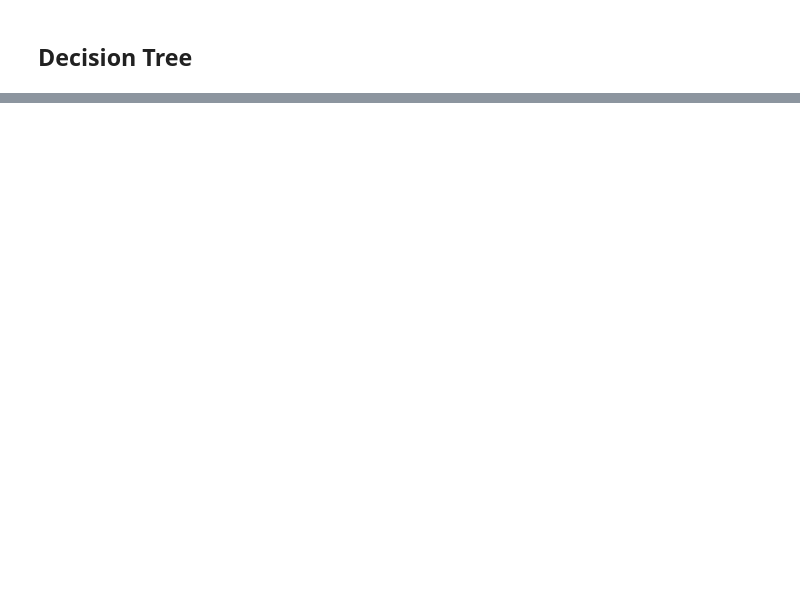
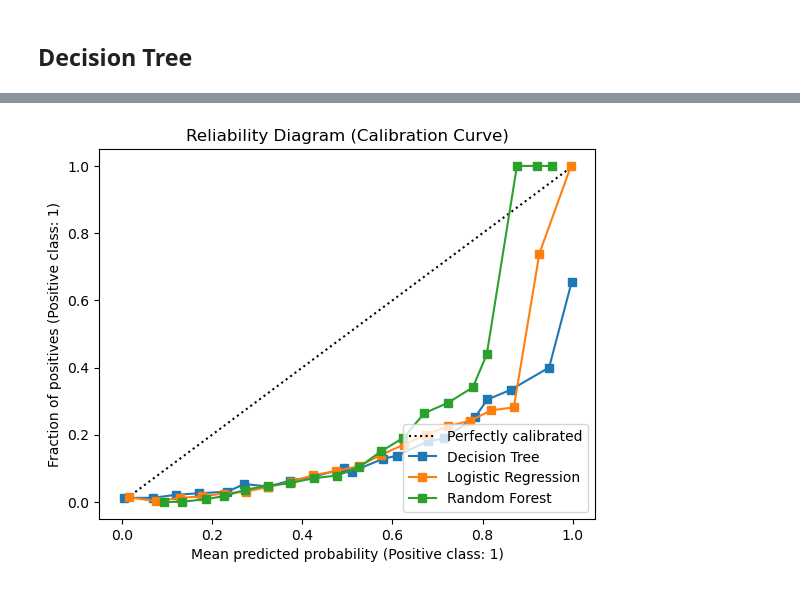
Before and after one commit to rajamatt/ift6758-project, a Jupyter notebook: notebooks/milestone_2/Task 6.ipynb, the cells around one changed output, grey strips where cells are left out. Saved outputs shown, nothing was run; the diff lists cells and outputs as text; code cells hidden in the pictures; blank space fills up the shorter version.

```diff
--- a/notebooks/milestone_2/Task 6.ipynb
+++ b/notebooks/milestone_2/Task 6.ipynb
@@ -186,0 +750,14 @@ Run summary:
+# %%
+from sklearn.preprocessing import MinMaxScaler
+# Graph 4: Calibration Curve
+fig_4,ax_4 = plt.subplots()
+#Plot the calibration curve for each classifier
+scaler = MinMaxScaler()
+for name, prob_score, y_val in prob_scores:
+    if name in ['Random Forest','Decision Tree','Logistic Regression']:
+        CalibrationDisplay.from_predictions(y_val, prob_score, n_bins=20, strategy='uniform',ax=ax_4,name=name)
+plt.title('Reliability Diagram (Calibration Curve)')
+plt.show()
+fig_4.savefig('calibration_curve_best.png')
+# %% [output]
+[figure, added]
```
Also changed, not shown: parts of 32 cells of this notebook, 1 other file.
